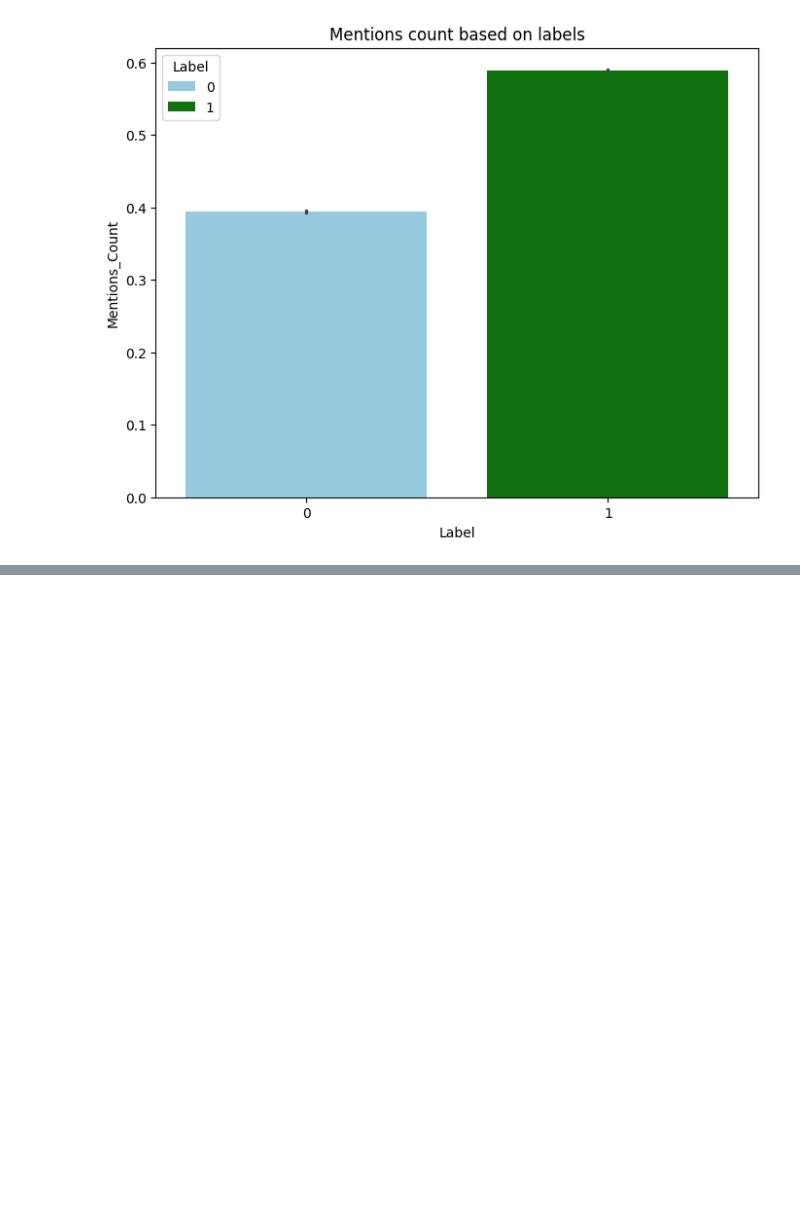
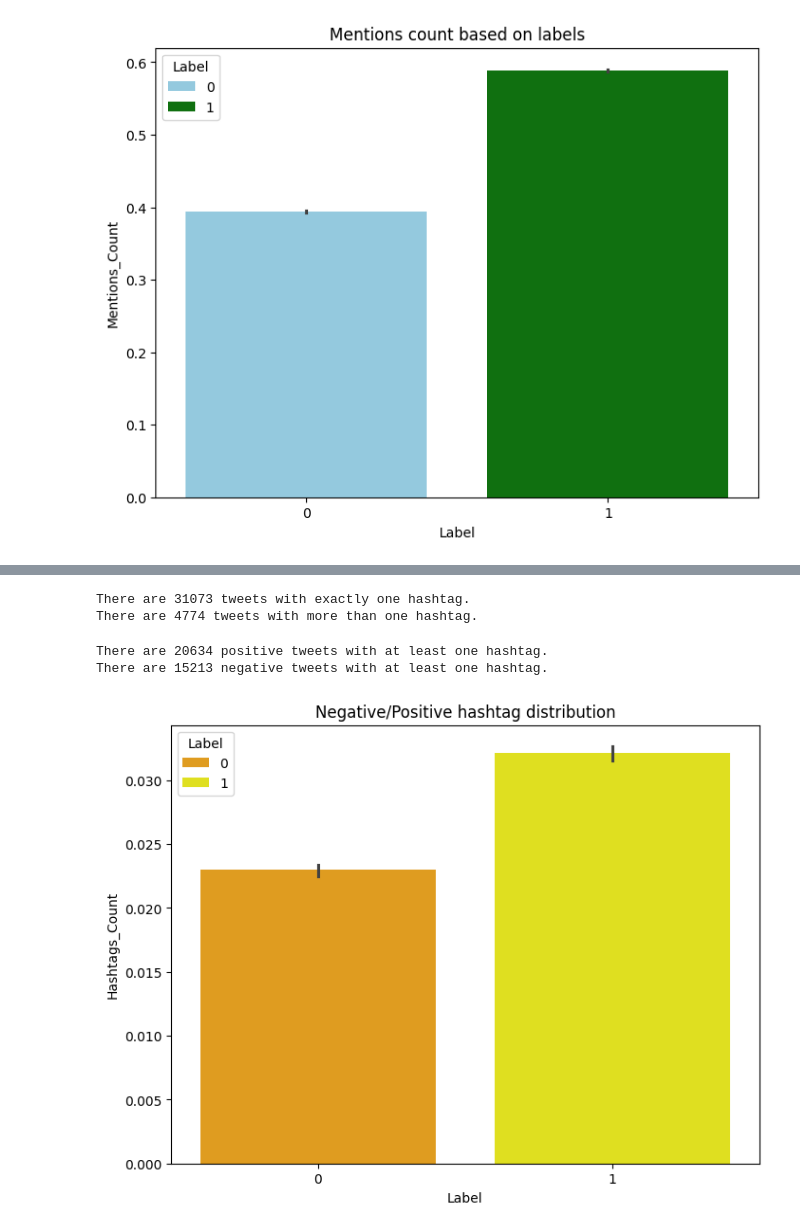
Before and after one commit to parsahdy/-Twitter-Sentiment-Analysis, a Jupyter notebook: notebooks/01_eda.ipynb, the cells around one changed output, grey strips where cells are left out. Cells and saved outputs as stored; diff of their text form; code cells hidden in the pictures; blank space fills up the shorter version.

Commit message:
preprocessing data

```diff
--- a/notebooks/01_eda.ipynb
+++ b/notebooks/01_eda.ipynb
@@ -343,0 +348,6 @@ plt.show()
+# %%
+hashtag_pattern=r"#\w+"
+
+df["Hashtags"] = df["Tweet"].fillna("").str.findall(hashtag_pattern)
+
+df.head()
@@ -343,0 +361,4 @@ plt.show()
+# %%
+df["Hashtags_Count"] = df["Hashtags"].str.len()
+
+df.head()
@@ -343,0 +372,27 @@ plt.show()
+# %%
+hashtag_count1 = df["Hashtags_Count"].eq(1).sum()
+hashtag_count2 = df["Hashtags_Count"].gt(1).sum()
+
+print(f"There are {hashtag_count1} tweets with exactly one hashtag.")
+print(f"There are {hashtag_count2} tweets with more than one hashtag.")
+# %% [output]
+There are 31073 tweets with exactly one hashtag.
+There are 4774 tweets with more than one hashtag.
+# %%
+positive_hashtag_count = ((df["Label"] == 1) & (df["Hashtags_Count"] > 0)).sum()
+negative_hashtag_count = ((df["Label"] == 0) & (df["Hashtags_Count"] > 0)).sum()
+
+print(f"There are {positive_hashtag_count} positive tweets with at least one hashtag.")
+print(f"There are {negative_hashtag_count} negative tweets with at least one hashtag.")
+# %% [output]
+There are 20634 positive tweets with at least one hashtag.
+There are 15213 negative tweets with at least one hashtag.
+# %%
+plt.figure(figsize=(8, 6))
+sns.barplot(data=df, x="Label", y="Hashtags_Count", hue="Label", palette=("orange", "yellow"))
+plt.title("Negative/Positive hashtag distribution")
+plt.xlabel("Label")
+plt.ylabel("Hashtags_Count")
+plt.show()
+# %% [output]
+[figure, added]
```
Also changed, not shown: parts of 31 cells of this notebook.
